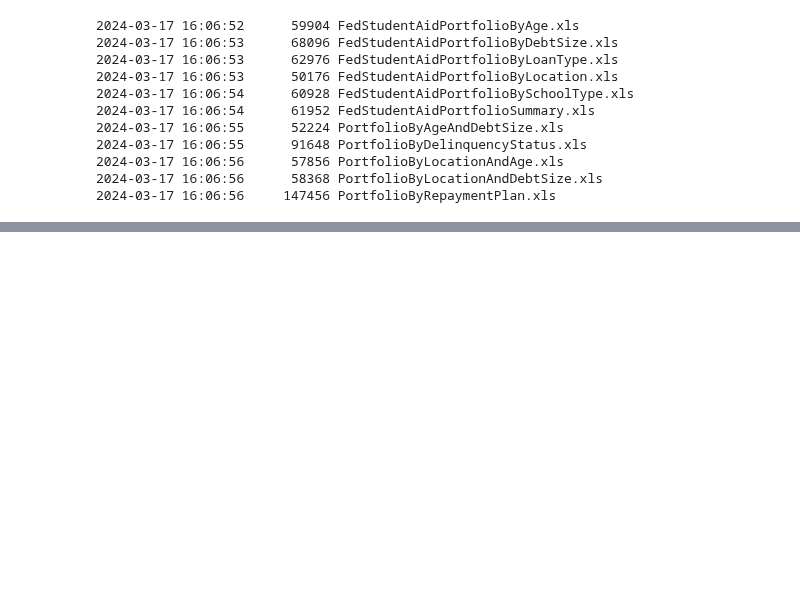
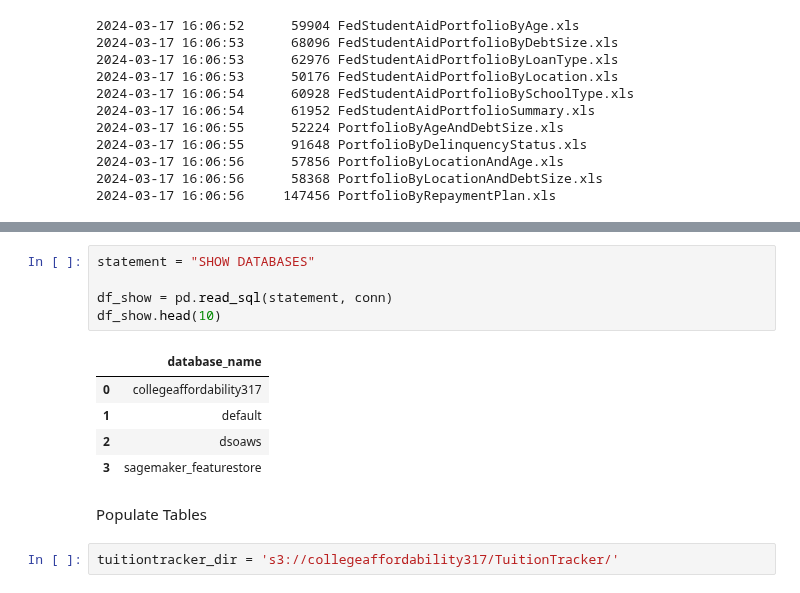
Before and after one commit to dsklnr/ADS508, a Jupyter notebook: CollegeAffordability.ipynb, the cells around one changed output, grey strips where cells are left out. Saved outputs shown, nothing was run; the diff lists cells and outputs as text; blank space fills up the shorter version.

```diff
--- a/CollegeAffordability.ipynb
+++ b/CollegeAffordability.ipynb
@@ -73,0 +105,15 @@ Show all the data files for the project
+# %%
+statement = "SHOW DATABASES"
+
+df_show = pd.read_sql(statement, conn)
+df_show.head(10)
+# %% [output]
+|  | database_name |
+| 0 | collegeaffordability317 |
+| 1 | default |
+| 2 | dsoaws |
+| 3 | sagemaker_featurestore |
+# %% [markdown]
+Populate Tables
+# %%
+tuitiontracker_dir = 's3://collegeaffordability317/TuitionTracker/'
```
Also changed, not shown: parts of 14 cells of this notebook.
